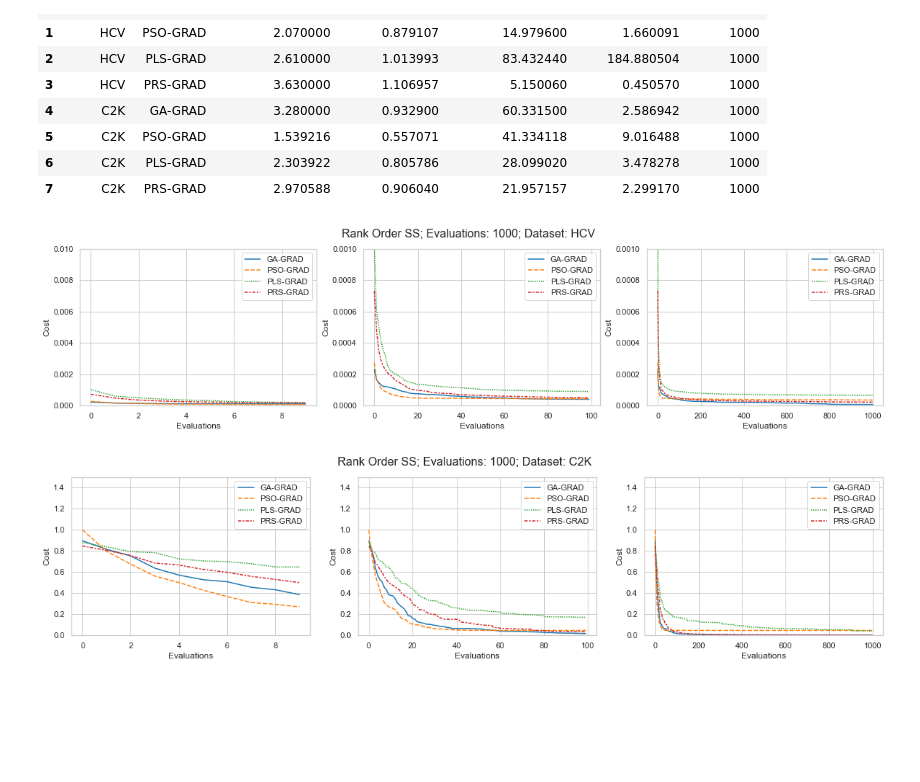
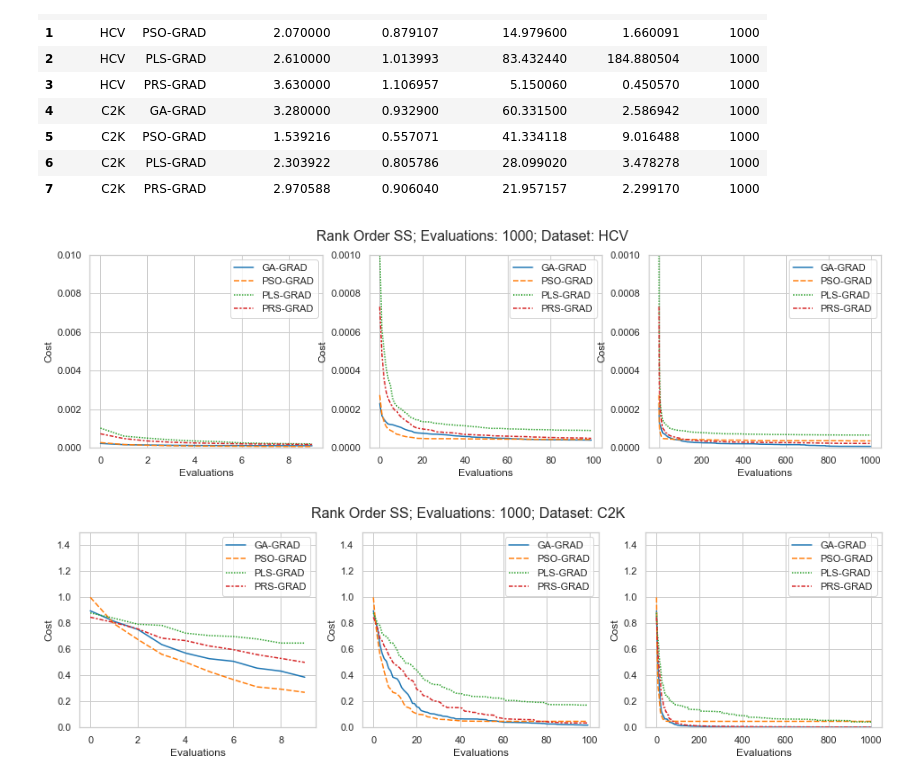
Before and after one commit to owuordickson/meso-hpc-lr, a Jupyter notebook: results/swarmgp/analysis_v2.ipynb, the cells around one changed output. Drawn from its saved outputs; the diff is of its cells as text; code cells hidden in the pictures; blank space fills up the shorter version.

```diff
--- a/results/swarmgp/analysis_v2.ipynb
+++ b/results/swarmgp/analysis_v2.ipynb
@@ -310,34 +310,34 @@ for ds in data_sets:
     for index, row in df1.iterrows():
         comb_values.append(row['Iterations (mu)'])
     comb_values = np.array(comb_values).T
 
-    fig = plt.figure(figsize=(20,4))
+    fig = plt.figure(figsize=(16,4))
 
     if ds == 'C2K':
         lims = [1.5, 1.5, 1.5]
     else:
         lims = [0.01, 0.001, 0.001]
     i = 1
     for x in ([10, 100, 1000]):
         plt.subplot(1, 3, i)
         limits = np.arange(x)
         vals = comb_values[0:x]
 
         data = pd.DataFrame(vals, limits, columns=comb_cols)
 
-        sns.lineplot(data=data, palette="tab10")  # , markers=True)
+        sns.lineplot(data=data, palette="tab10")  # markers=True)
         plt.ylim(0, lims[i-1])
         plt.xlabel('Evaluations')
         plt.ylabel('Cost')
         i += 1
 
     # data = pd.DataFrame(comb_values, limits, columns=comb_cols)
     # sns.lineplot(data=data, palette="tab10")  # , markers=True)
     # plt.ylim(0, lims[i-1])
     # plt.xlabel('Evaluations')
     # plt.ylabel('Cost')
 
     fig.suptitle('Rank Order SS; Evaluations: ' + str(row['Iterations']) + '; Dataset: ' + ds, fontsize=16)
 # %% [output]
-[figure, old version]
+[figure, new version]
-[figure, old version]
+[figure, new version]
```
Also changed, not shown: 1 other file.
